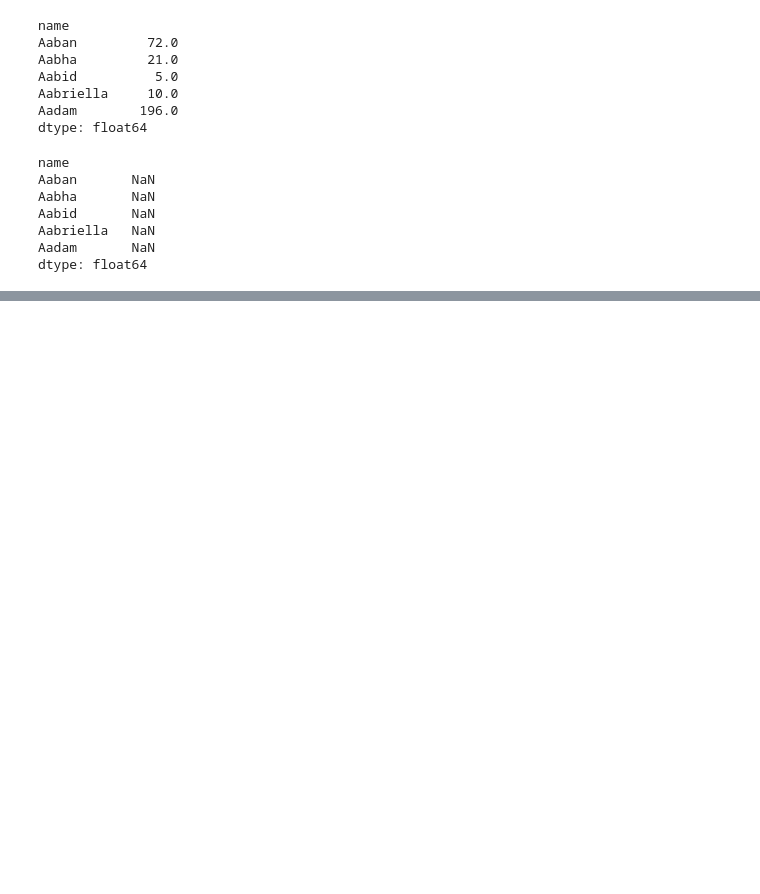
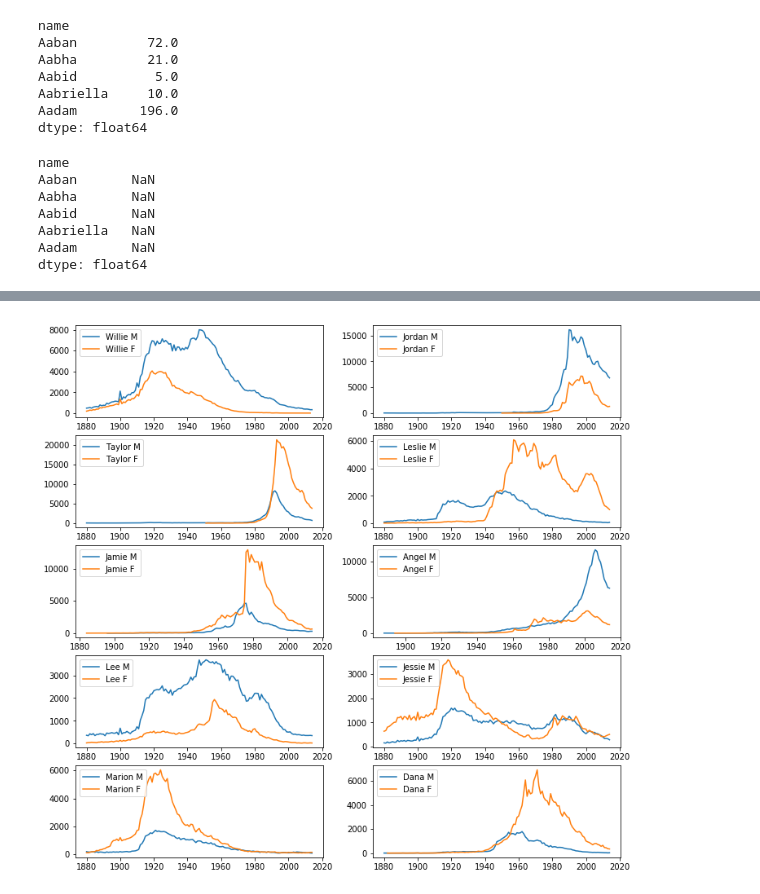
Before and after one commit to vchrombie/da-python, a Jupyter notebook: day-3/session - 1.ipynb, the cells around one changed output, grey strips where cells are left out. Saved outputs shown, nothing was run; the diff lists cells and outputs as text; code cells hidden in the pictures; blank space fills up the shorter version.

```diff
--- a/day-3/session - 1.ipynb
+++ b/day-3/session - 1.ipynb
@@ -1820,5 +1802,5 @@ Length: 93889, dtype: bool
 # %%
 totals_both = totals_both[unisex]
-totals_both = pd.Series(sorted(totals_both))
-totals_both.head(5)
+print(totals_both)
+totals_both = totals_both.sort_values(ascending=False)
 # %% [output]
@@ -1830,0 +1824,14 @@ dtype: float64
+# %%
+names = totals_both.head(10).index.values
+
+pp.figure(figsize=(12,12))
+
+for i,name in enumerate(names):
+    pp.subplot(5,2,i+1)
+
+    plotname('M',name)
+    plotname('F',name)
+
+    pp.legend([name + ' M',name + ' F'],loc='upper left')
+# %% [output]
+[figure, added]
```
Also changed, not shown: parts of 2 cells of this notebook.
